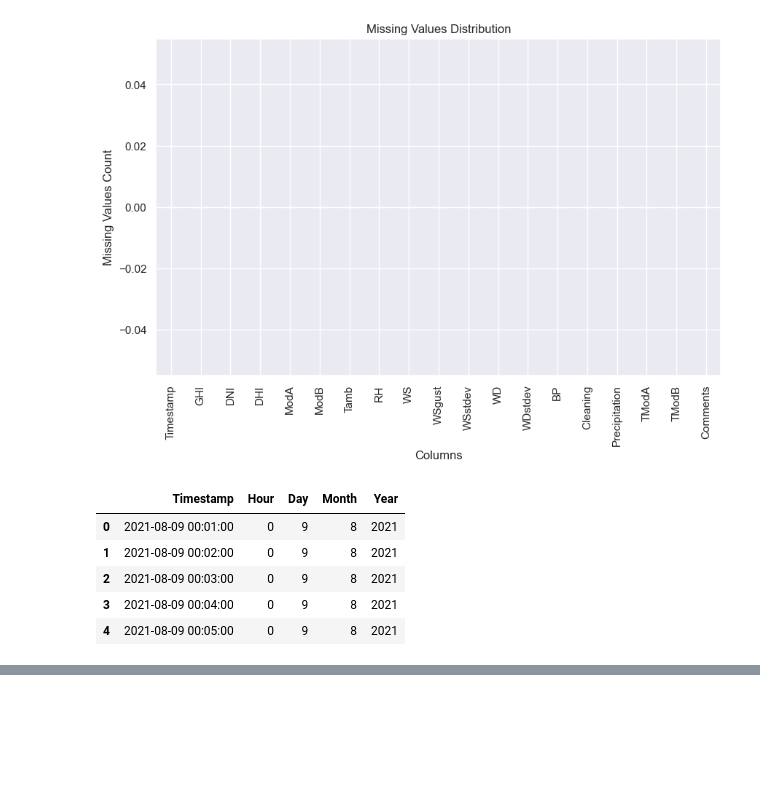
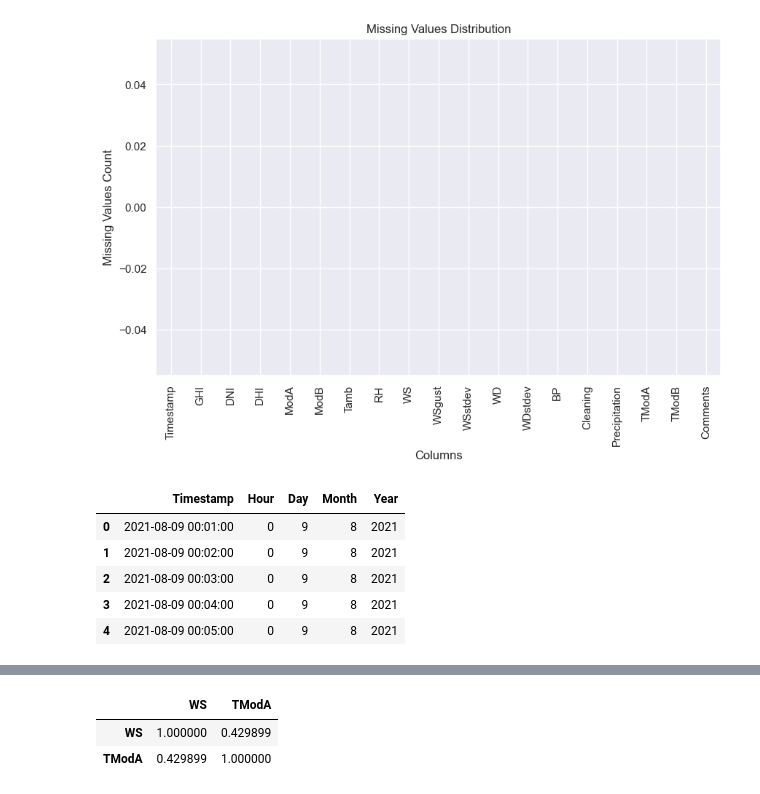
Before and after one commit to EstifanosTeklay/MoonLight-Energy-Solutions, a Jupyter notebook: notebooks/benin_EDA.ipynb, the cells around one changed output, grey strips where cells are left out. Cells and saved outputs as stored; diff of their text form; code cells hidden in the pictures; blank space fills up the shorter version.

```diff
--- a/notebooks/benin_EDA.ipynb
+++ b/notebooks/benin_EDA.ipynb
@@ -360,0 +437,6 @@ benin_data[['Timestamp','Hour','Day','Month','Year']].head()
+# %%
+benin_data[['WS', 'TModA']].corr()
+# %% [output]
+|  | WS | TModA |
+| WS | 1.000000 | 0.429899 |
+| TModA | 0.429899 | 1.000000 |
```
Also changed, not shown: parts of 11 cells of this notebook, 2 other files.
